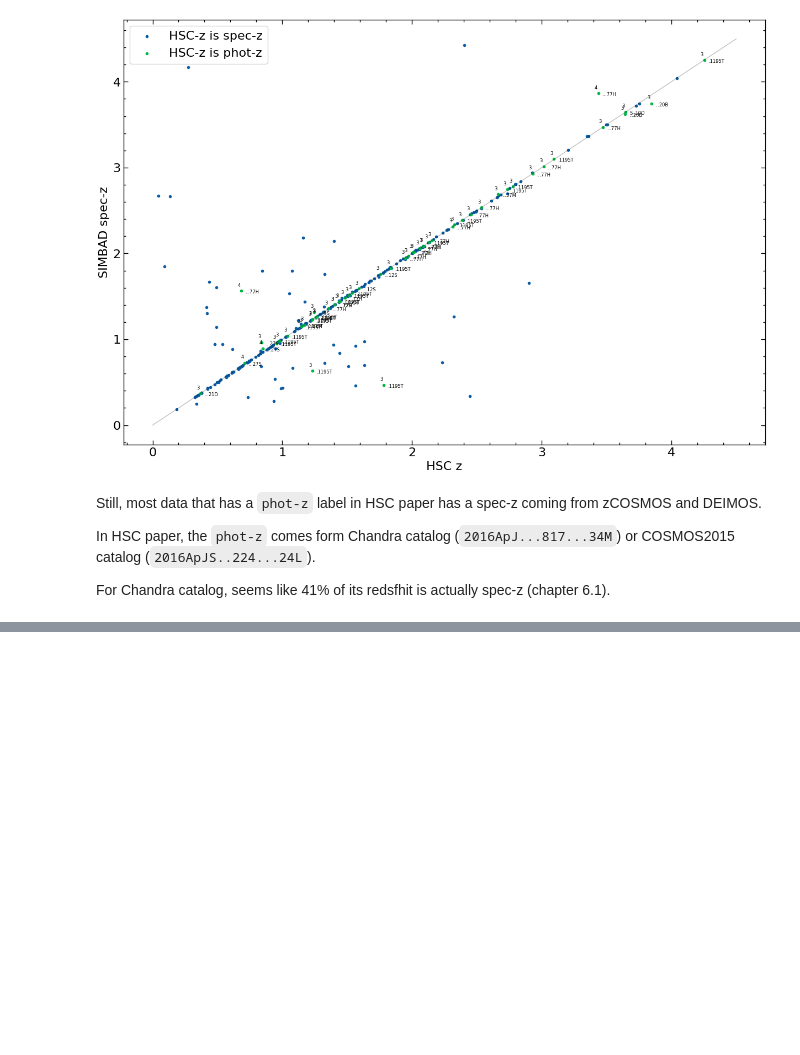
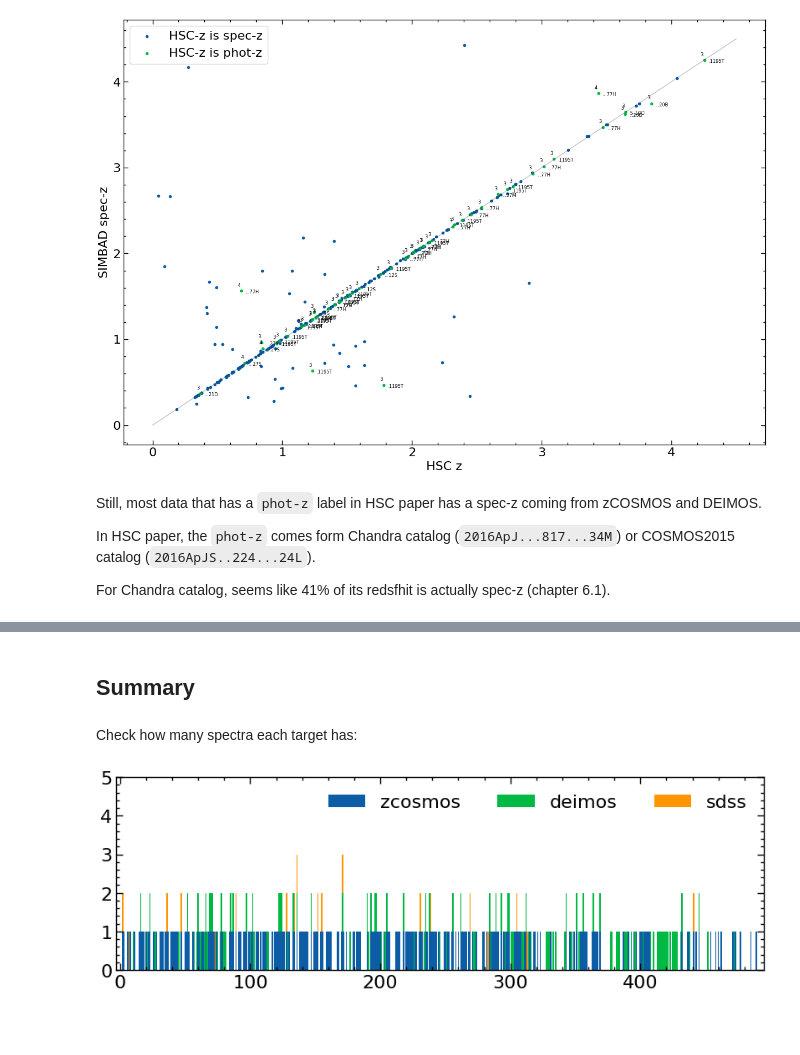
Before and after one commit to Chisen-Lupus/dwarf_agn_cosmos, a Jupyter notebook: hsc-ssp-download.ipynb, the cells around one changed output, grey strips where cells are left out. Cells and saved outputs as stored; diff of their text form; code cells hidden in the pictures; blank space fills up the shorter version.

```diff
--- a/hsc-ssp-download.ipynb
+++ b/hsc-ssp-download.ipynb
@@ -91,11 +92,11 @@ len(idx_zcosmos)
 # %% [markdown]
 Fill the flag in the downloading table.
 # %%
-data_agn_download['spec_flag_zcosmos'] = False
+data_agn_download['flag_zcosmos'] = False
 
 for i in range(len(data_agn_download)):
     if i in idx_data:
-        data_agn_download['spec_flag_zcosmos'][i] = True
+        data_agn_download['flag_zcosmos'][i] = True
 # %% [markdown]
 Download the data. The whole precess takes ~3 mins. UNCOMMENT IF YOU NEED TO DOWNLOAD AGAIN.
 
@@ -227,11 +228,11 @@ len(idx_deimos)
 # %% [markdown]
 Update the downloading flag table
 # %%
-data_agn_download['spec_flag_deimos'] = False
+data_agn_download['flag_deimos'] = False
 
 for i in range(len(data_agn_download)):
     if i in idx_data:
-        data_agn_download['spec_flag_deimos'][i] = True
+        data_agn_download['flag_deimos'][i] = True
 # %% [markdown]
 Download the data. The whole precess takes ~3 mins. UNCOMMENT IF YOU NEED TO DOWNLOAD AGAIN.
 
@@ -529,0 +530,17 @@ For Chandra catalog, seems like 41% of its redsfhit is actually spec-z (chapter
+# %%
+data_agn_download['flag_sdss'] = False
+sdss_dir = 'spec/SDSS'
+
+for i in range(len(data_agn_updated)):
+    pos = data_coords[i]
+    xid = SDSS.query_region(pos, radius='0.5 arcsec', spectro=True)
+    if xid is None:
+        continue
+    if len(xid)>=2:
+        print(i+1, 'has multiple spectra: ')
+        print(xid)
+    else:
+        print(i+1, 'has a spectrum')
+    data_agn_download['flag_sdss'][i] = True
+    sp = SDSS.get_spectra(matches=xid)
+    sp[0].writeto(os.path.join(sdss_dir, 'sdss_'+str(data_agn_download[i]['ID'])+'.fits'), overwrite=True)
@@ -530,3 +580,18 @@ For Chandra catalog, seems like 41% of its redsfhit is actually spec-z (chapter
+# %% [markdown]
+## Summary
+# %% [markdown]
+Check how many spectra each target has:
+# %%
+plt.figure(figsize=[10, 3])
+spectra_counts = np.zeros(len(data_agn_download))
+for flag in ['flag_zcosmos', 'flag_deimos', 'flag_sdss']:
+    plt.bar(data_agn_download['ID'], data_agn_download[flag], width=1, bottom=spectra_counts, label=flag[5:])
+    spectra_counts += data_agn_download[flag]
+plt.legend(ncol=4)
+plt.xlim(-3, 495)
+plt.ylim(0, 5);
+# %% [output]
+[figure, added]
 # %% [markdown]
 #
 # %%
```
Also changed, not shown: parts of 13 cells of this notebook.
